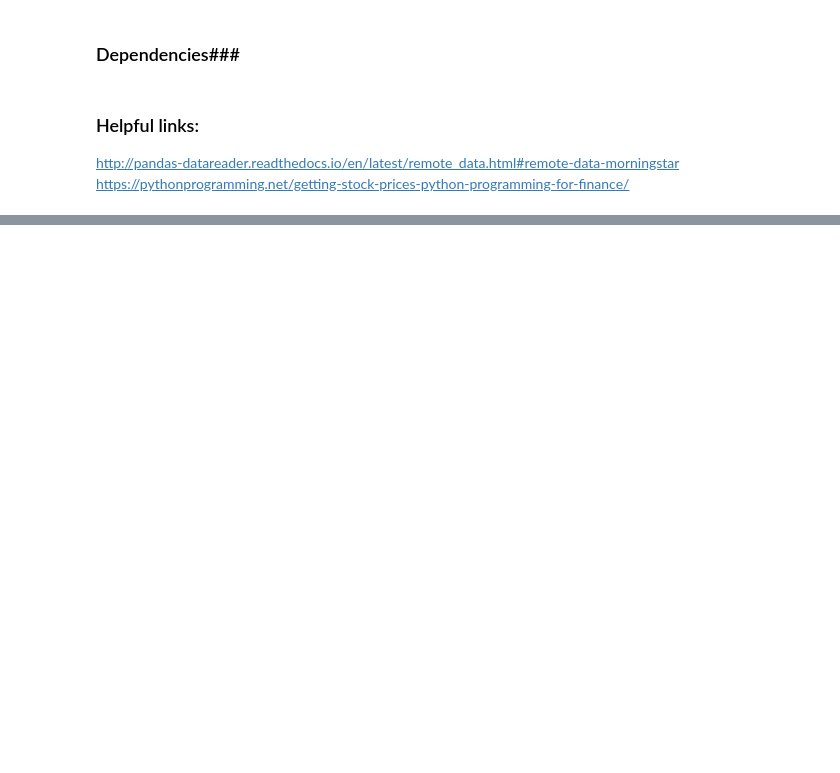
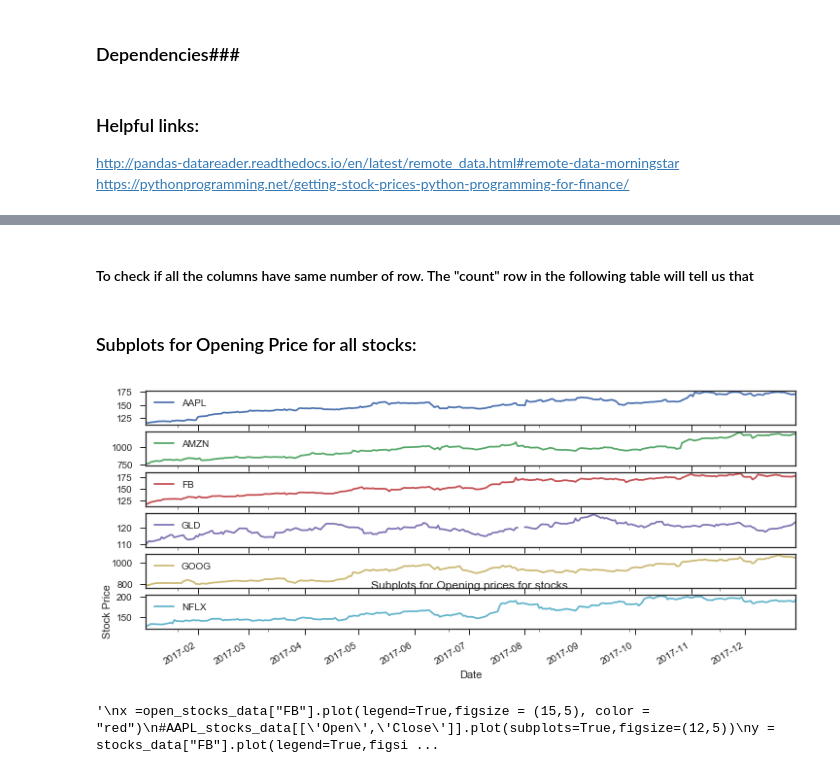
Before and after one commit to gayatripingale/Stocks-Project, a Jupyter notebook: Gp_Stock_Analysis.ipynb, the cells around one changed output, grey strips where cells are left out. Cells and saved outputs as stored; diff of their text form; code cells hidden in the pictures; blank space fills up the shorter version.

```diff
--- a/Gp_Stock_Analysis.ipynb
+++ b/Gp_Stock_Analysis.ipynb
@@ -48,0 +68,2 @@ to fail at random. Failure is especially common when bulk downloading.
+# %% [markdown]
+#### To check if all the columns have same number of row. The "count" row in the following table will tell us that ####
@@ -48,0 +72,25 @@ to fail at random. Failure is especially common when bulk downloading.
+# %% [markdown]
+### Subplots for Opening Price for all stocks: ###
+# %%
+open_stocks_data[['AAPL','AMZN','FB','GLD','GOOG','NFLX']].plot(subplots=True,figsize=(12,5))
+plt.title("Subplots for Opening prices for stocks ")
+plt.ylabel("Stock Price")
+#ax.set_ylabel("Stock Price")
+plt.savefig("open.png")
+plt.show()
+# %% [output]
+[figure, added]
+# %%
+
+"""
+x =open_stocks_data["FB"].plot(legend=True,figsize = (15,5), color = "red")
+#AAPL_stocks_data[['Open','Close']].plot(subplots=True,figsize=(12,5))
+y = stocks_data["FB"].plot(legend=True,figsize = (15,5),color= "blue")
+plt.legend(handles=[x,y], loc="best")
+plt.ylabel("Opening price")
+plt.title("Opening Price of FB Vs Date")
+plt.savefig("opening.png")
+plt.show()
+"""
+# %% [output]
+'\nx =open_stocks_data["FB"].plot(legend=True,figsize = (15,5), color = "red")\n#AAPL_stocks_data[[\'Open\',\'Close\']].plot(subplots=True,figsize=(12,5))\ny = stocks_data["FB"].plot(legend=True,figsi ...
```
Also changed, not shown: parts of 29 cells of this notebook, 18 other files.
